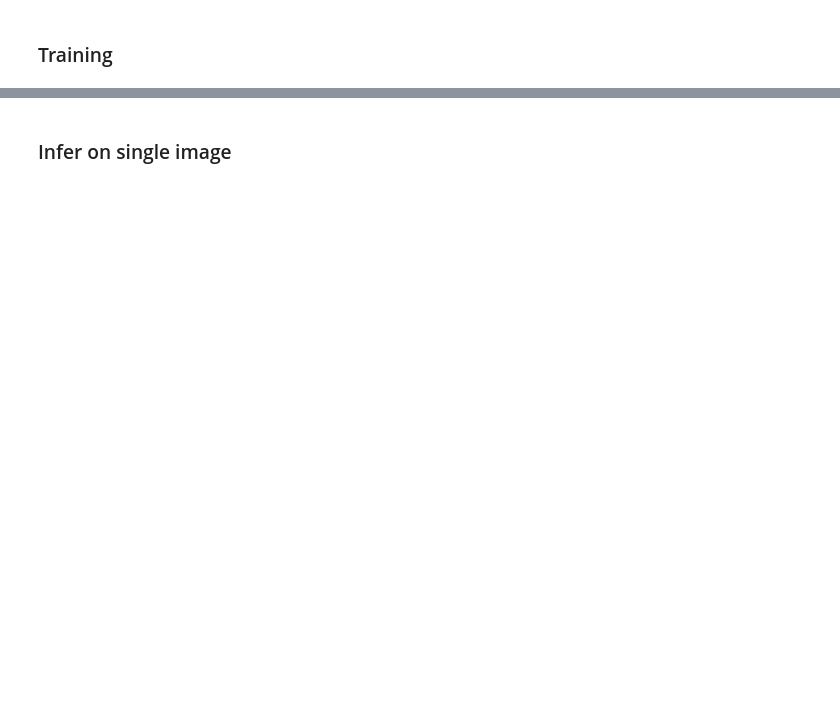
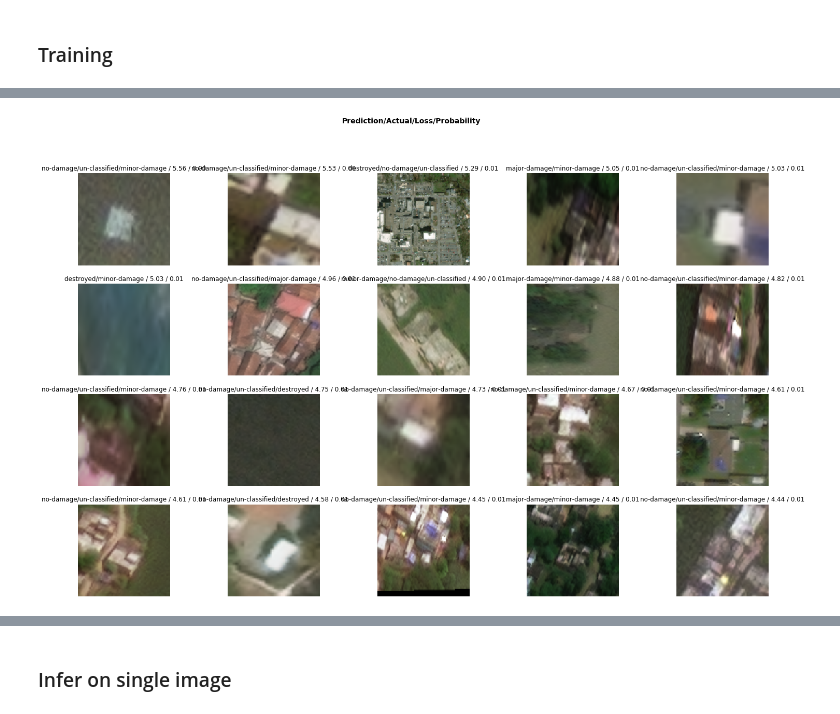
Before and after one commit to qAp/xview2comp, a Jupyter notebook: 03_damage_classification.ipynb, the cells around one changed output, grey strips where cells are left out. Cells and saved outputs as stored; diff of their text form; code cells hidden in the pictures; blank space fills up the shorter version.

```diff
--- a/03_damage_classification.ipynb
+++ b/03_damage_classification.ipynb
@@ -147,2 +130,0 @@ learn.fit_one_cycle(5, max_lr=lr)
-# %%
-learn.fit_one_cycle(10, max_lr=lr)
@@ -165,3 +130,0 @@ learn.recorder.plot_losses()
-# %%
-learn.save('classifier_sz512_bs32_resnet50_stage1')  #'damg_classifier_sz64.pth') #'classifier_sz512_bs32_resnet50_stage1')
-learn.load('classifier_sz512_bs32_resnet50_stage1');  #'damg_classifier_sz64.pth'); #'classifier_sz512_bs32_resnet50_stage1');
@@ -168,2 +137,5 @@ learn.load('classifier_sz512_bs32_resnet50_stage1');  #'damg_classifier_sz64.pth
+# %%
+#learn.save('classifier_maxsz128_sz128_bs16_resnet50_tfmsNone_stage2')
+learn.load('classifier_sz128_bs64_resnet50_stage1');
 # %%
 learn.export('damage_classifier.pkl')
@@ -169,0 +169,2 @@ learn.export('damage_classifier.pkl')
+# %%
+interp = ClassificationInterpretation.from_learner(learn)
@@ -169,0 +173,4 @@ learn.export('damage_classifier.pkl')
+# %%
+interp.plot_top_losses(20, figsize=(25, 15))
+# %% [output]
+[figure, added]
```
Also changed, not shown: parts of 54 cells of this notebook.
